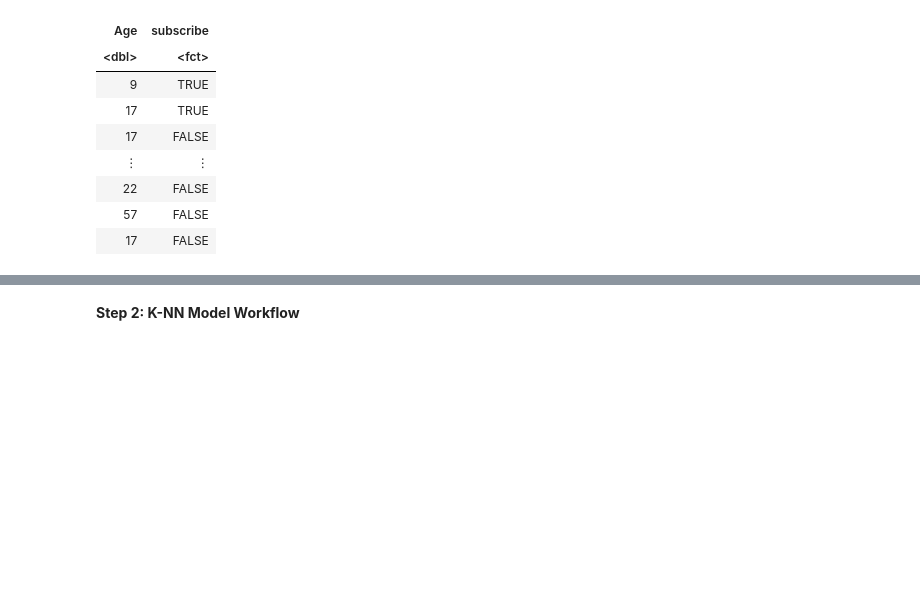
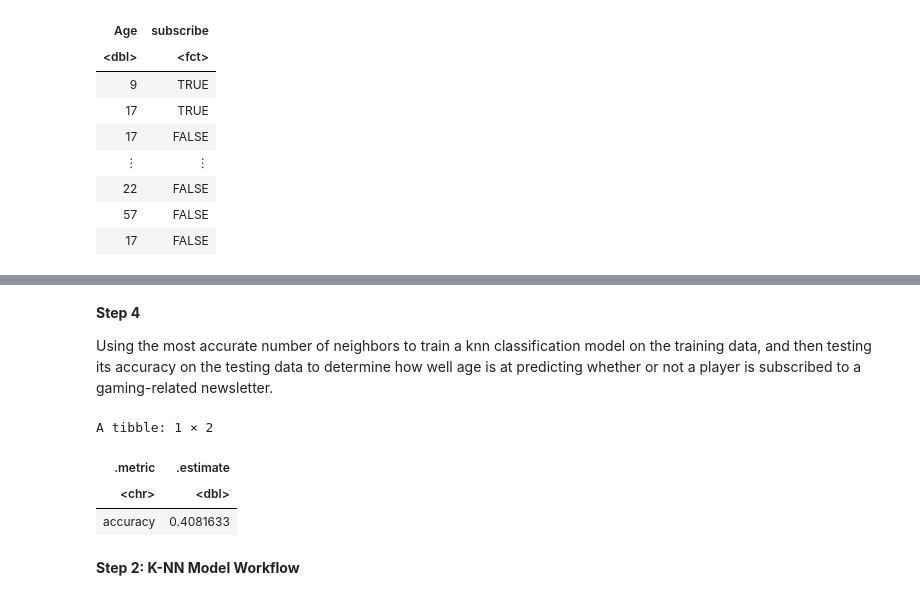
Before and after one commit to Mgonz005/Data-Science-group-project-, a Jupyter notebook: final_project_grp34.ipynb, the cells around one changed output, grey strips where cells are left out. Saved outputs shown, nothing was run; the diff lists cells and outputs as text; code cells hidden in the pictures; blank space fills up the shorter version.

```diff
--- a/final_project_grp34.ipynb
+++ b/final_project_grp34.ipynb
@@ -134,3 +190,31 @@ In this step I selected my two variables of interest, *Age* and *subscribe*. I t
+# %% [markdown]
+**Step 4**
+
+Using the most accurate number of neighbors to train a knn classification model on the training data, and then testing its accuracy on the testing data to determine how well age is at predicting whether or not a player is subscribed to a gaming-related newsletter.
+# %%
+player_age_model <- nearest_neighbor(weight_func = "rectangular", neighbors = 7) |>
+    set_mode("classification") |>
+    set_engine("kknn")
+
+player_age_workflow <- workflow() |>
+    add_model(player_age_model) |>
+    add_recipe(player_age_recipe) |>
+    fit(data = player_age_train)
+
+player_age_prediction <- predict(player_age_workflow, player_age_test) |>
+                          bind_cols(player_age_test)
+
+subscribed_prediction_accuracy <- player_age_prediction |>
+                        metrics(truth = subscribe, estimate = .pred_class)
+
+subscribed_prediction_accuracy |>
+    filter(.metric == "accuracy") |>
+    select(.metric, .estimate)
+# %% [output]
+A tibble: 1 × 2
+| .metric | .estimate |
+| <chr> | <dbl> |
+| accuracy | 0.4081633 |
 # %% [markdown]
 **Step 2: K-NN Model Workflow**
 # %% [markdown]
```
Also changed, not shown: parts of 7 cells of this notebook.
